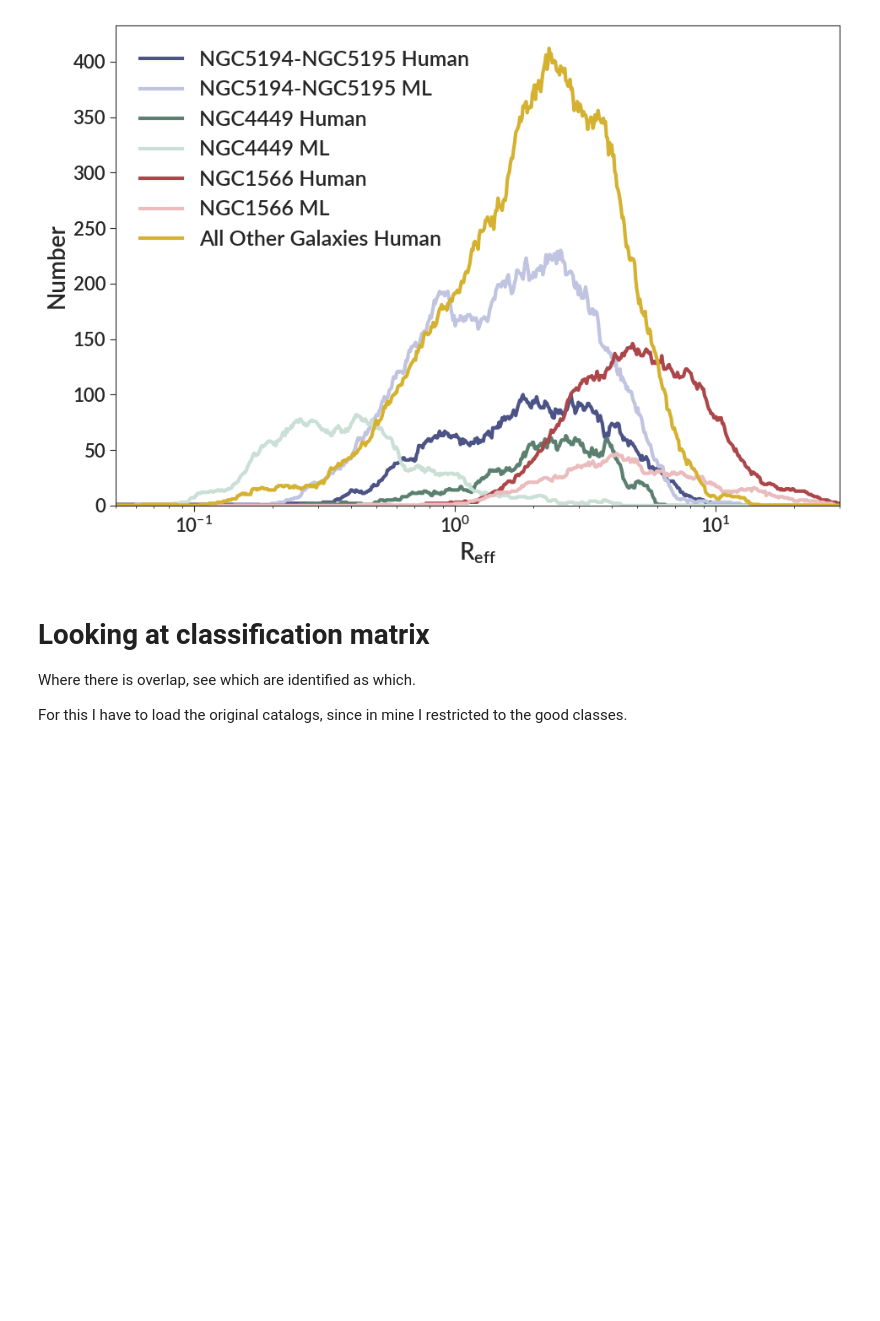
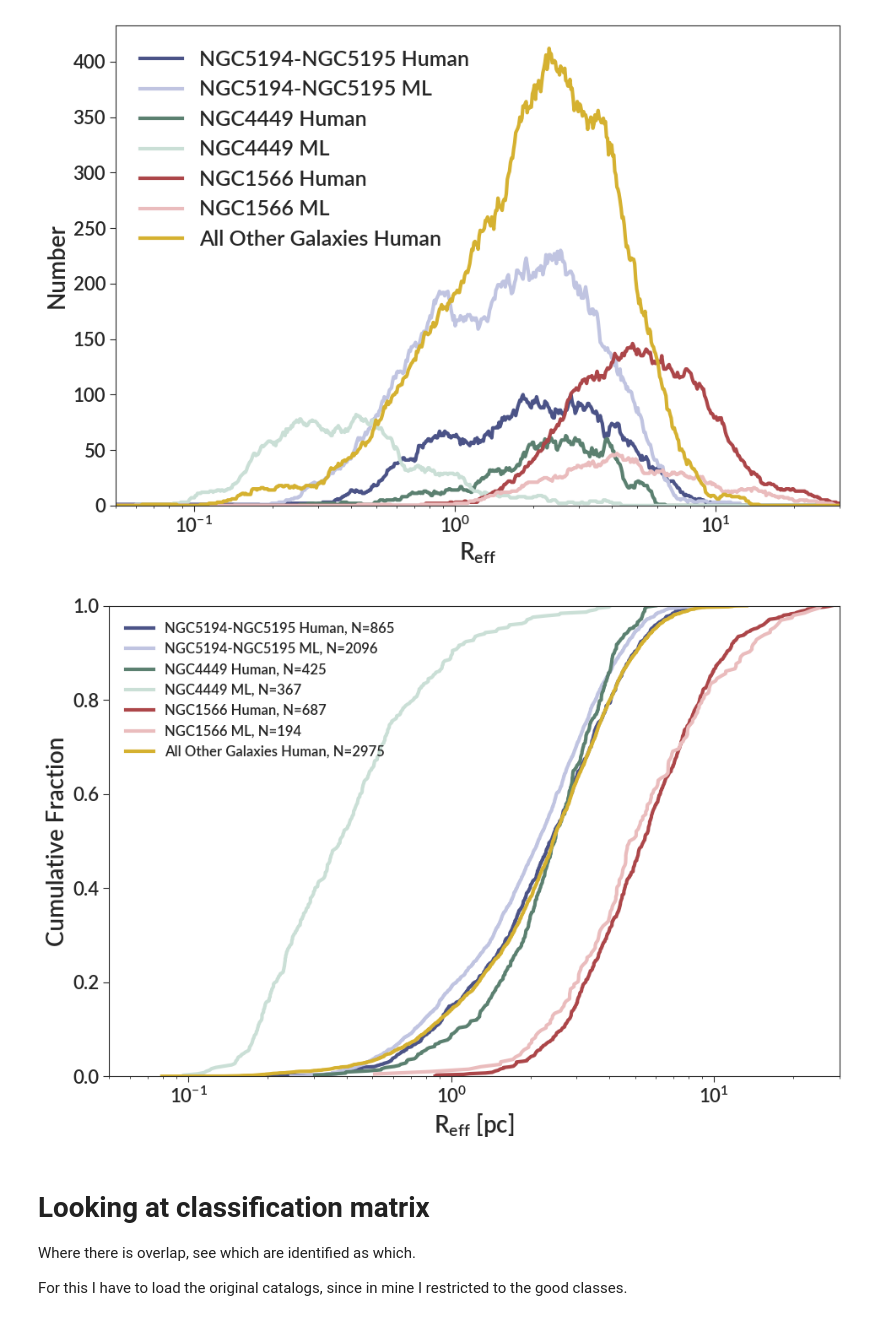
Before and after one commit to gillenbrown/LEGUS-sizes, a Jupyter notebook: testing/machine_learning_classifications.ipynb, the cells around one changed output. Cells and saved outputs as stored; diff of their text form; code cells hidden in the pictures; blank space fills up the shorter version.

```diff
--- a/testing/machine_learning_classifications.ipynb
+++ b/testing/machine_learning_classifications.ipynb
@@ -214,6 +250,38 @@ ax.add_labels("$R_{eff}$", "Number")
 fig.savefig("human_ml_reff_split.png")
 # %% [output]
 [figure]
+# %%
+fig, ax = bpl.subplots()
+
+to_separate = ["ngc5194-ngc5195-mosaic", "ngc4449", "ngc1566"]
+plot_colors = {"ngc5194-ngc5195-mosaic": bpl.color_cycle[0],
+               "ngc4449":bpl.color_cycle[5], "ngc1566": bpl.color_cycle[3]}
+
+combo_cats = []
+for galaxy, cat in catalogs.items():
+    if galaxy not in to_separate:
+        combo_cats.append(cat)
+    else:
+        ax.plot(*make_cumulative_histogram(cat["r_eff_pc_rmax_15pix_best"][cat["from_human"]]),
+                label=f"{galaxy.upper().replace('-MOSAIC', '')} Human, N={np.sum(cat['from_human'])}",
+                c=plot_colors[galaxy])
+        ax.plot(*make_cumulative_histogram(cat["r_eff_pc_rmax_15pix_best"][cat["from_ml"]]),
+                label=f"{galaxy.upper().replace('-MOSAIC', '')} ML, N={np.sum(cat['from_ml'])}",
+                c=bpl.fade_color(plot_colors[galaxy]))
+
+
+combo_cat = table.vstack(combo_cats, join_type="inner")
+ax.plot(*make_cumulative_histogram(combo_cat["r_eff_pc_rmax_15pix_best"]),
+        label=f"All Other Galaxies Human, N={len(combo_cat)}", c=bpl.color_cycle[4])
+
+
+ax.set_xscale("log")
+ax.set_limits(0.05, 30, 0, 1)
+ax.legend(loc=2, frameon=False, fontsize=12)
+ax.add_labels("$R_{eff}$ [pc]", "Cumulative Fraction")
+fig.savefig("human_ml_reff_split_cumulative.png")
+# %% [output]
+[figure, added]
 # %% [markdown]
 # Looking at classification matrix
 
```
Also changed, not shown: parts of 2 cells of this notebook.
